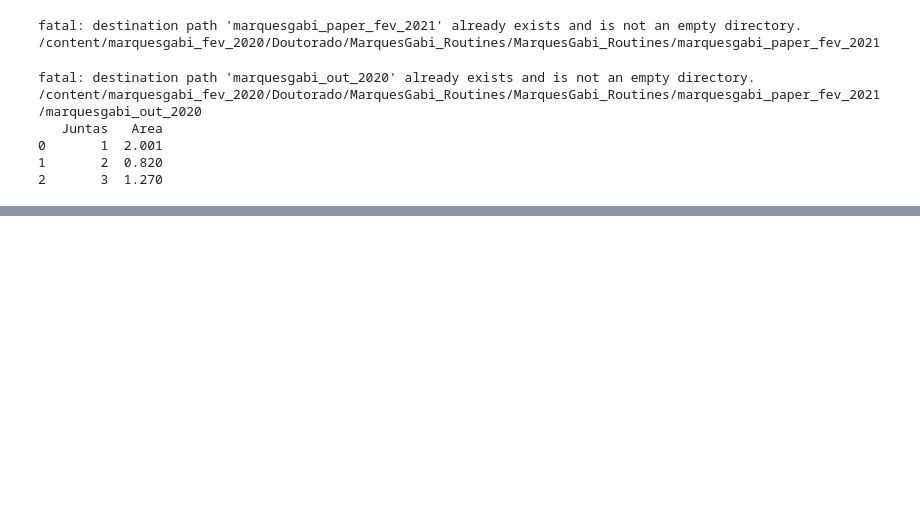
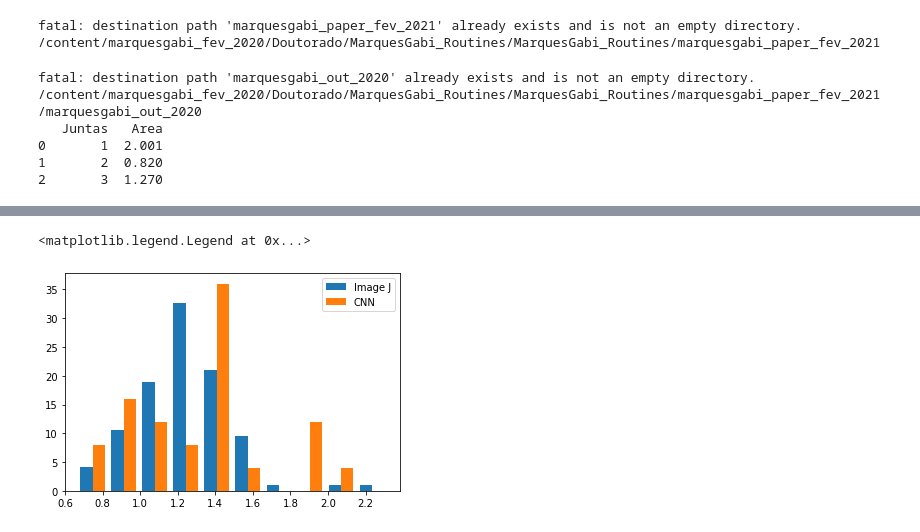
Before and after one commit to ucfilho/marquesgabi_paper_fev_2021, a Jupyter notebook: PSD_histogram_abril_22_2021.ipynb, the cells around one changed output, grey strips where cells are left out. Cells and saved outputs as stored; diff of their text form; code cells hidden in the pictures; blank space fills up the shorter version.

```diff
--- a/PSD_histogram_abril_22_2021.ipynb
+++ b/PSD_histogram_abril_22_2021.ipynb
@@ -168,4 +168,14 @@ for A in Area:
   diam_teste.append((4*A/np.pi)**0.5)
 
 Diam1 = [ (4*A/np.pi)**0.5 for A in Area]
+# %%
+ wt1 = np.ones(len(Diam1)) / len(Diam1)*100
+ wt2 = np.ones(len(Diameter_All)) / len(Diameter_All)*100
+ X = pd.DataFrame([Diam1,Diameter_All])
+ wts = pd.DataFrame([wt1,wt2])
+plt.hist(X,weights=wts)
+plt.legend(['Image J','CNN'])
+# %% [output]
+<matplotlib.legend.Legend at 0x...>
+[figure, added]
 # %%
```
Also changed, not shown: parts of 5 cells of this notebook.
